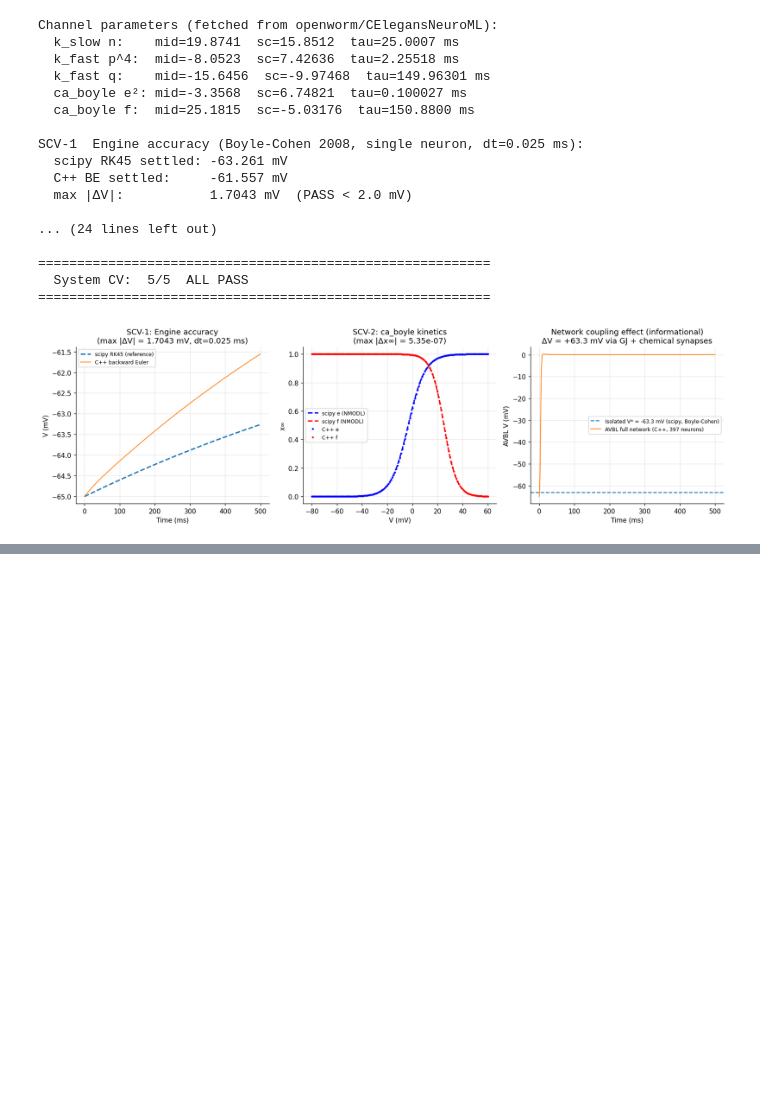
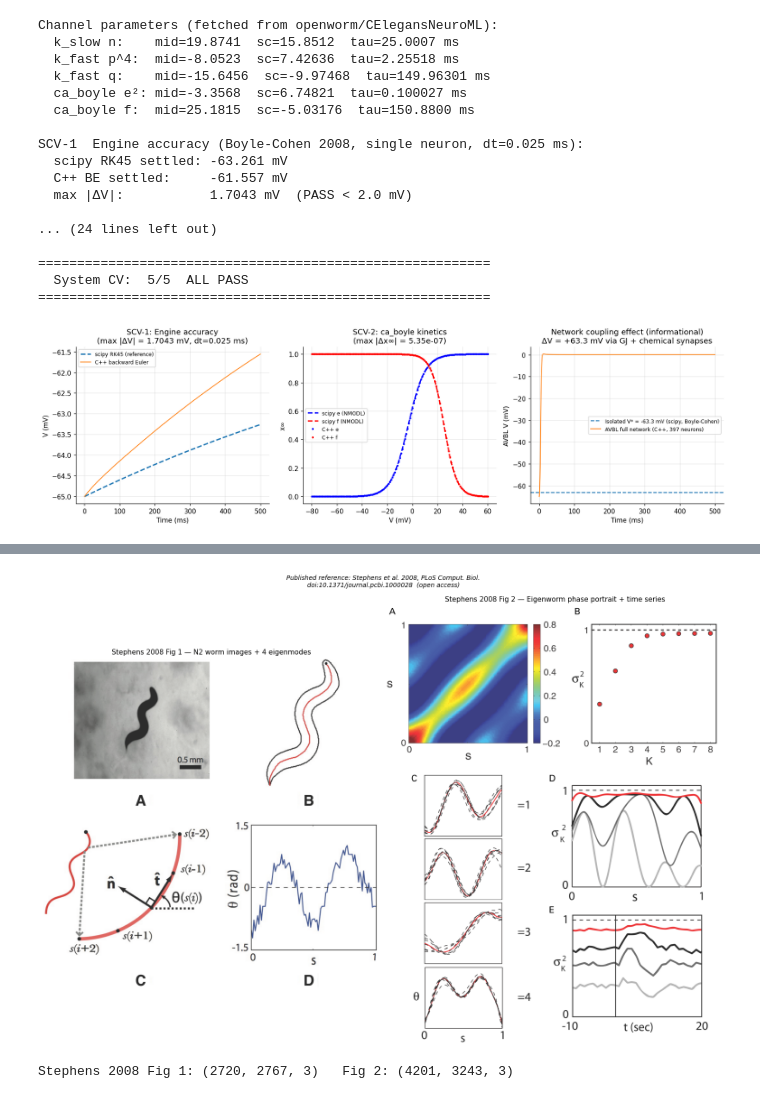
Before and after one commit to VahidGh/wormsim2, a Jupyter notebook: notebooks/project_tour.ipynb, the cells around one changed output, grey strips where cells are left out. Drawn from its saved outputs; the diff is of its cells as text; code cells hidden in the pictures; blank space fills up the shorter version.

```diff
--- a/notebooks/project_tour.ipynb
+++ b/notebooks/project_tour.ipynb
@@ -2179,0 +2507,24 @@ SCV-1  Engine accuracy (Boyle-Cohen 2008, single neuron, dt=0.025 ms):
+# %%
+# v0.7.0 Supplement: Stephens 2008 reference figures (open access, PLoS CB)
+import matplotlib.pyplot as _plt_s, matplotlib.image as _mpimg_s
+import numpy as _np_s
+
+_fig1 = _mpimg_s.imread(str(REPO_ROOT / 'docs/images/stephens2008_fig1.png'))
+_fig2 = _mpimg_s.imread(str(REPO_ROOT / 'docs/images/stephens2008_fig2.png'))
+
+_fig_ref, (_ax1, _ax2) = _plt_s.subplots(1, 2, figsize=(14, 10))
+_ax1.imshow(_fig1); _ax1.axis('off')
+_ax1.set_title('Stephens 2008 Fig 1 — N2 worm images + 4 eigenmodes', fontsize=10)
+_ax2.imshow(_fig2)
+_ax2.axis('off')
+_ax2.set_title('Stephens 2008 Fig 2 — Eigenworm phase portrait + time series', fontsize=10)
+_fig_ref.suptitle(
+    'Published reference: Stephens et al. 2008, PLoS Comput. Biol.\n'
+    'doi:10.1371/journal.pcbi.1000028  (open access)',
+    fontsize=9, style='italic')
+_fig_ref.tight_layout()
+_plt_s.show()
+print("Stephens 2008 Fig 1:", _fig1.shape, "  Fig 2:", _fig2.shape)
+# %% [output]
+[figure, added]
+Stephens 2008 Fig 1: (2720, 2767, 3)   Fig 2: (4201, 3243, 3)
```
Also changed, not shown: parts of 16 cells of this notebook, 23 other files.
